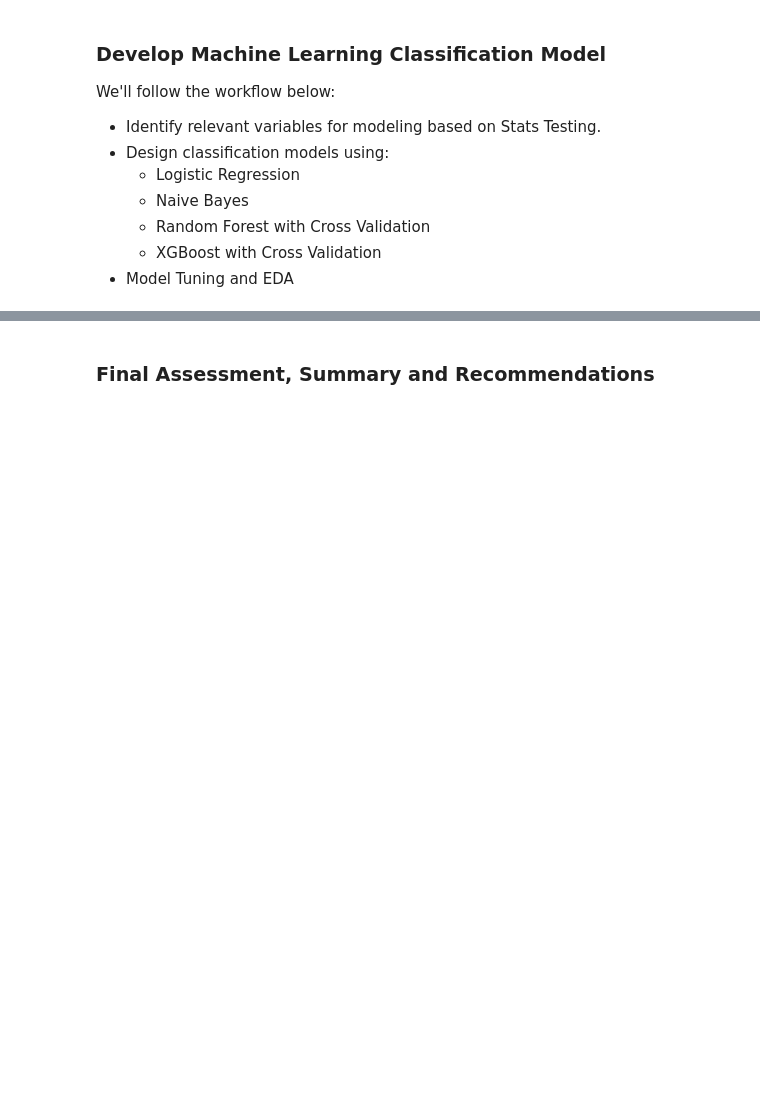
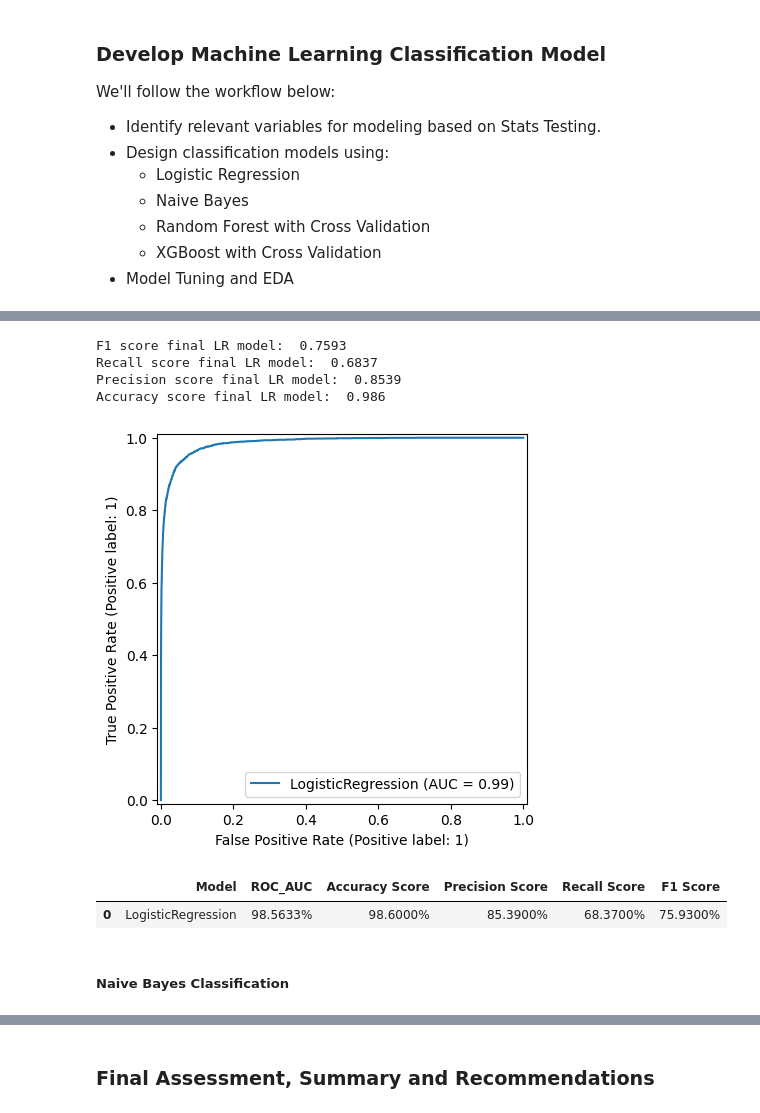
Before and after one commit to traha-89/Portafoglio, a Jupyter notebook: Landing Page Optimization/LP_CRAnalysis_Prediction_2.ipynb, the cells around one changed output, grey strips where cells are left out. Saved outputs shown, nothing was run; the diff lists cells and outputs as text; code cells hidden in the pictures; blank space fills up the shorter version.

```diff
--- a/Landing Page Optimization/LP_CRAnalysis_Prediction_2.ipynb
+++ b/Landing Page Optimization/LP_CRAnalysis_Prediction_2.ipynb
@@ -785,0 +674,4 @@ We'll follow the workflow below:
+# %%
+# Encoding categorical variables
+df_edit = pd.get_dummies(df_edit, columns=['country', 'channel'], drop_first=True)
+df_edit.head()
@@ -785,0 +685,9 @@ We'll follow the workflow below:
+# %%
+# 1. Train-Test Split
+
+# Features and target variable
+X = df_edit.drop('converted', axis=1) #Features
+y = df_edit['converted'] #Target
+
+# Split data (30% test, stratified by target)
+X_train, X_test, y_train, y_test = train_test_split(X, y, test_size=0.3, stratify=y, random_state=42)
@@ -785,0 +768,10 @@ We'll follow the workflow below:
+# %%
+print('F1 score final LR model: ', round(metrics.f1_score(y_test, y_pred_lr),4))
+print('Recall score final LR model: ', round(metrics.recall_score(y_test, y_pred_lr),4))
+print('Precision score final LR model: ', round(metrics.precision_score(y_test, y_pred_lr),4))
+print('Accuracy score final LR model: ', round(metrics.accuracy_score(y_test, y_pred_lr),4))
+# %% [output]
+F1 score final LR model:  0.7593
+Recall score final LR model:  0.6837
+Precision score final LR model:  0.8539
+Accuracy score final LR model:  0.986
@@ -785,0 +799,13 @@ We'll follow the workflow below:
+# %%
+# 4. Plot ROC curve
+RocCurveDisplay.from_estimator(clf, X_test_scaled, y_test)
+plt.show()
+# %% [output]
+[figure, added]
+# %%
+result('LogisticRegression',y_pred_lr,y_prob_lr)
+# %% [output]
+|  | Model | ROC_AUC | Accuracy Score | Precision Score | Recall Score | F1 Score |
+| 0 | LogisticRegression | 98.5633% | 98.6000% | 85.3900% | 68.3700% | 75.9300% |
+# %% [markdown]
+##### Naive Bayes Classification
```
Also changed, not shown: parts of 34 cells of this notebook.
